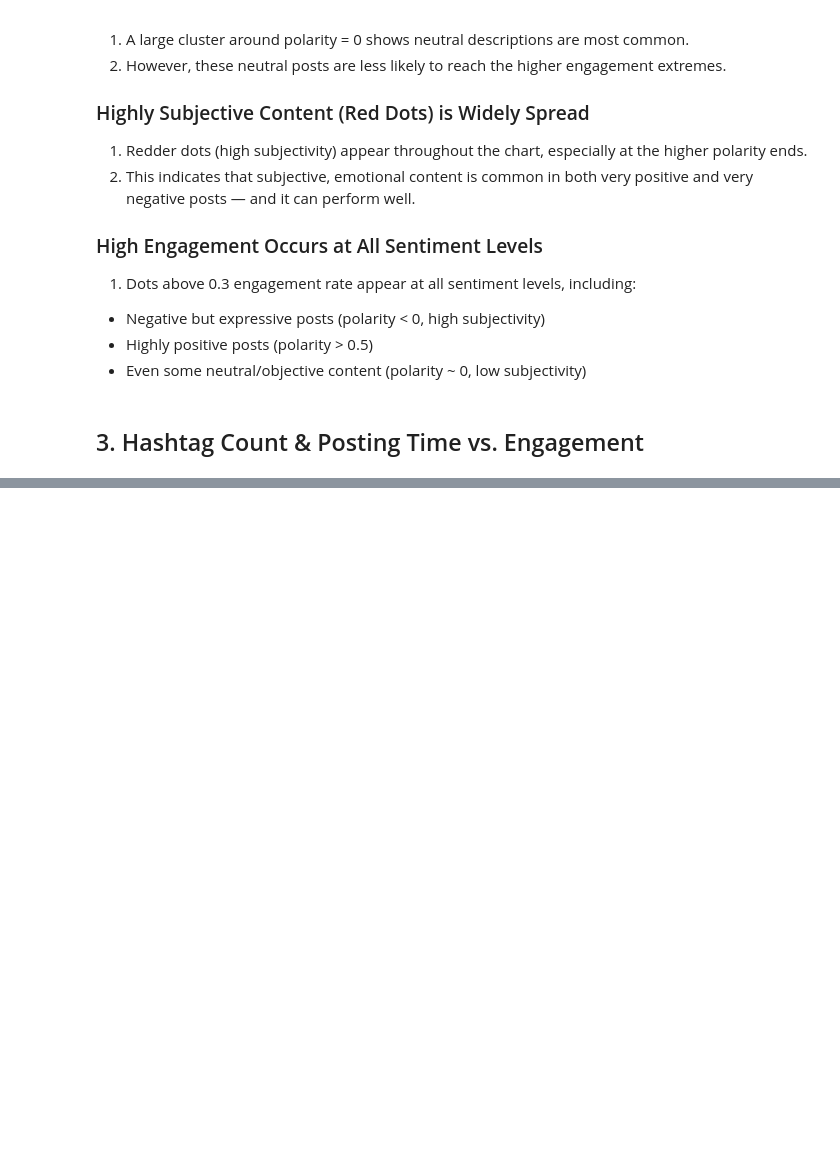
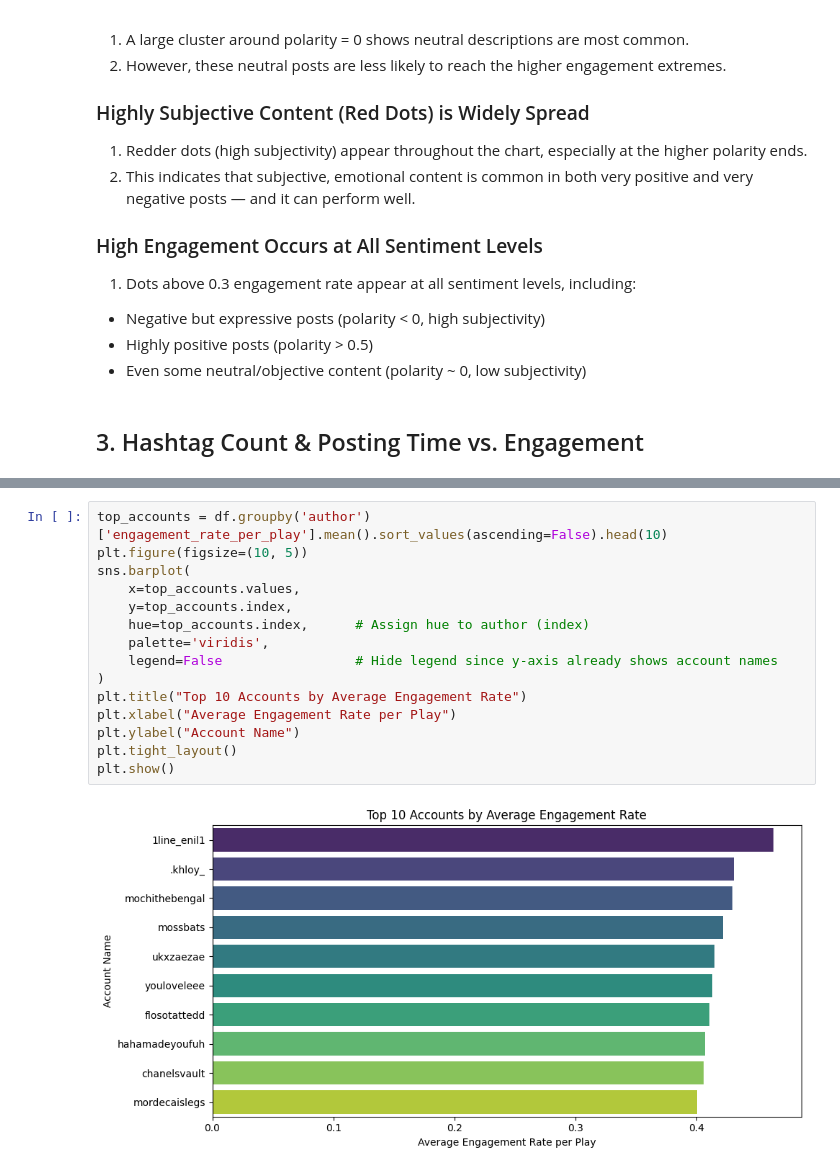
Before and after one commit to Qarsie/Tiktok_Py, a Jupyter notebook: EDA.ipynb, the cells around one changed output, grey strips where cells are left out. Cells and saved outputs as stored; diff of their text form; blank space fills up the shorter version.

```diff
--- a/EDA.ipynb
+++ b/EDA.ipynb
@@ -145,0 +257,17 @@ plt.show()
+# %%
+top_accounts = df.groupby('author')['engagement_rate_per_play'].mean().sort_values(ascending=False).head(10)
+plt.figure(figsize=(10, 5))
+sns.barplot(
+    x=top_accounts.values,
+    y=top_accounts.index,
+    hue=top_accounts.index,      # Assign hue to author (index)
+    palette='viridis',
+    legend=False                 # Hide legend since y-axis already shows account names
+)
+plt.title("Top 10 Accounts by Average Engagement Rate")
+plt.xlabel("Average Engagement Rate per Play")
+plt.ylabel("Account Name")
+plt.tight_layout()
+plt.show()
+# %% [output]
+[figure, added]
```
Also changed, not shown: parts of 10 cells of this notebook.
